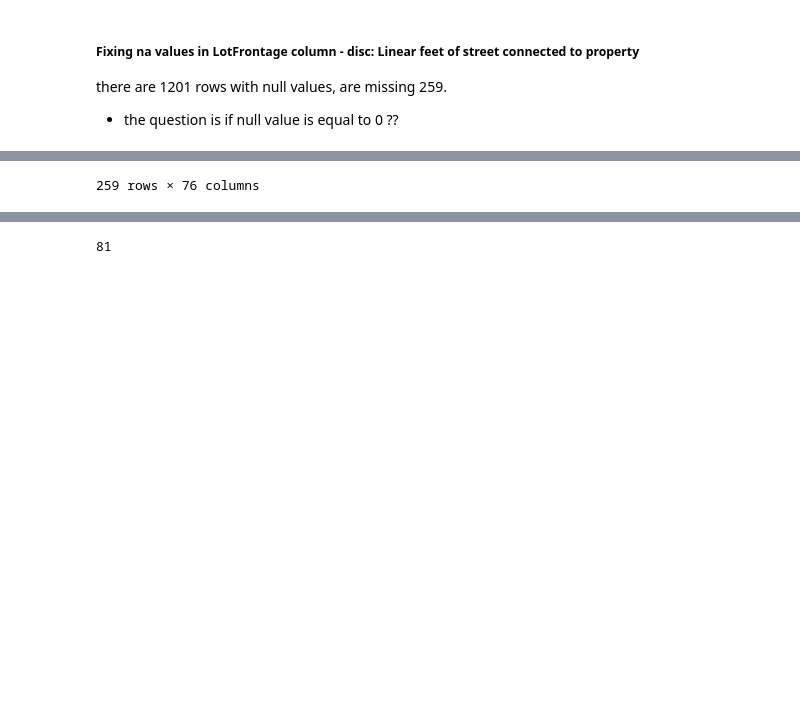
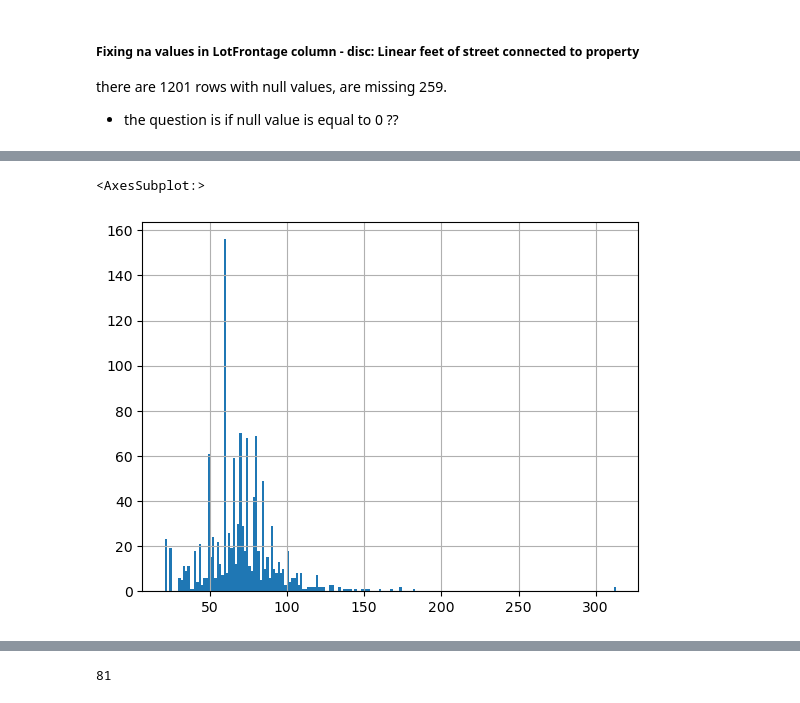
Before and after one commit to DorGetter/kaggle_competition_house_pricing, a Jupyter notebook: eda.ipynb, the cells around one changed output, grey strips where cells are left out. Cells and saved outputs as stored; diff of their text form; code cells hidden in the pictures; blank space fills up the shorter version.

```diff
--- a/eda.ipynb
+++ b/eda.ipynb
@@ -161,4 +163,5 @@ there are 1201 rows with null values, are missing 259.
  - the question is if null value is equal to 0 ??
 # %%
 data[data['LotFrontage'].isna()]
+data['LotFrontage'].dropna().hist(bins=200)
 # %% [output]
@@ -177 +168,2 @@ data[data['LotFrontage'].isna()]
-259 rows × 76 columns
+<AxesSubplot:>
+[figure, added]
```
Also changed, not shown: parts of 34 cells of this notebook.
